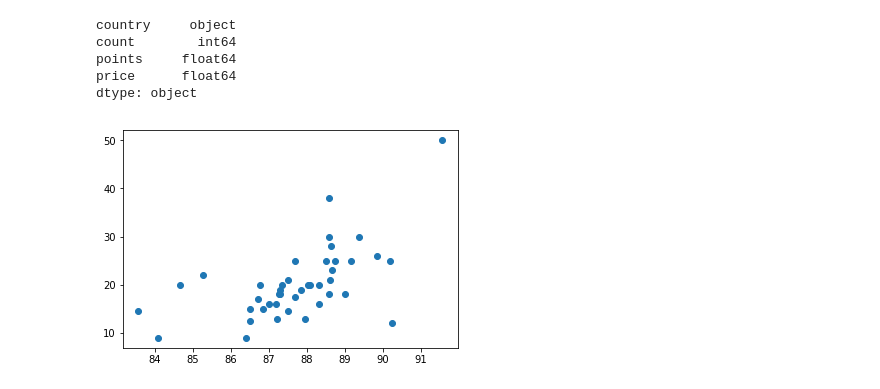
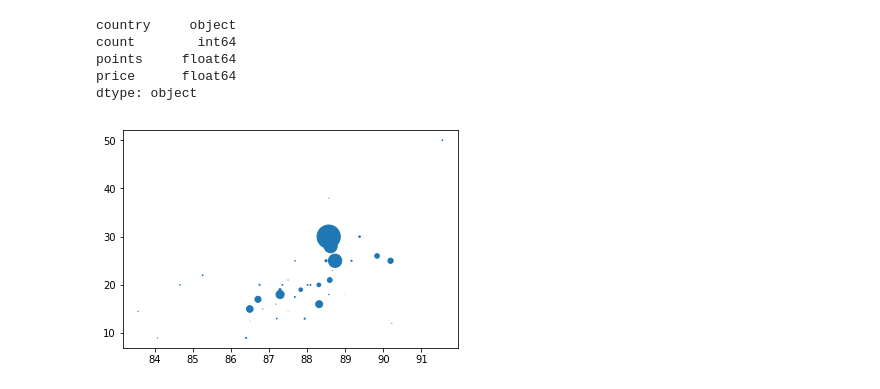
Before and after one commit to renatonico/Pygeons, a Jupyter notebook: notebooks/angel.ipynb, the cells around one changed output. Drawn from its saved outputs; the diff is of its cells as text; code cells hidden in the pictures.

Commit message:
update bubble plots

```diff
--- a/notebooks/angel.ipynb
+++ b/notebooks/angel.ipynb
@@ -694,9 +628,9 @@ points     float64
 price      float64
 dtype: object
 # %%
-plt.scatter(test_df.points, test_df.price)
-#plt.scatter(test_df.points, test_df.price, s=test_df.count*1.1)
+
+plt.scatter(test_df['points'], test_df['price'], s=test_df['count']*.01)
 plt.show()
 # %% [output]
-[figure, old version]
+[figure, new version]
 # %%
```
Also changed, not shown: parts of 47 cells of this notebook.
